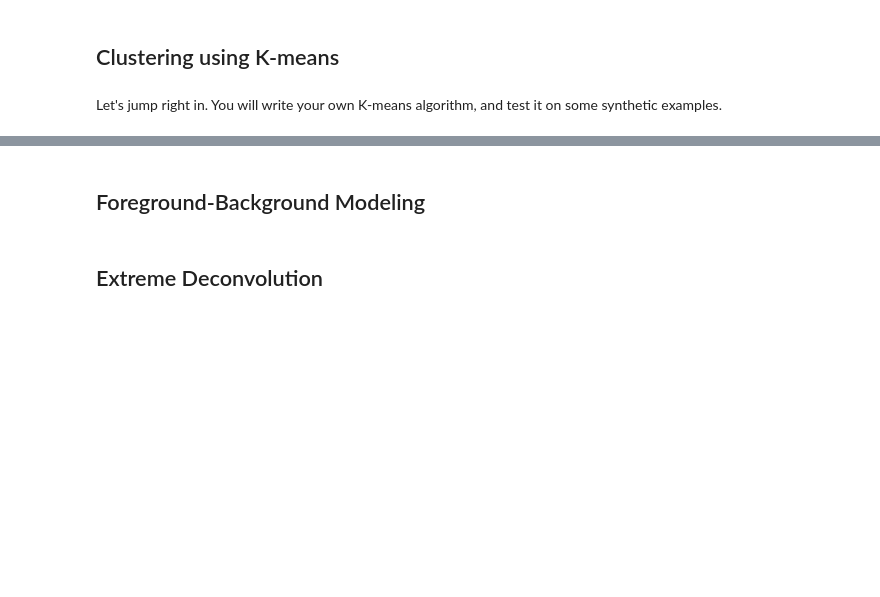
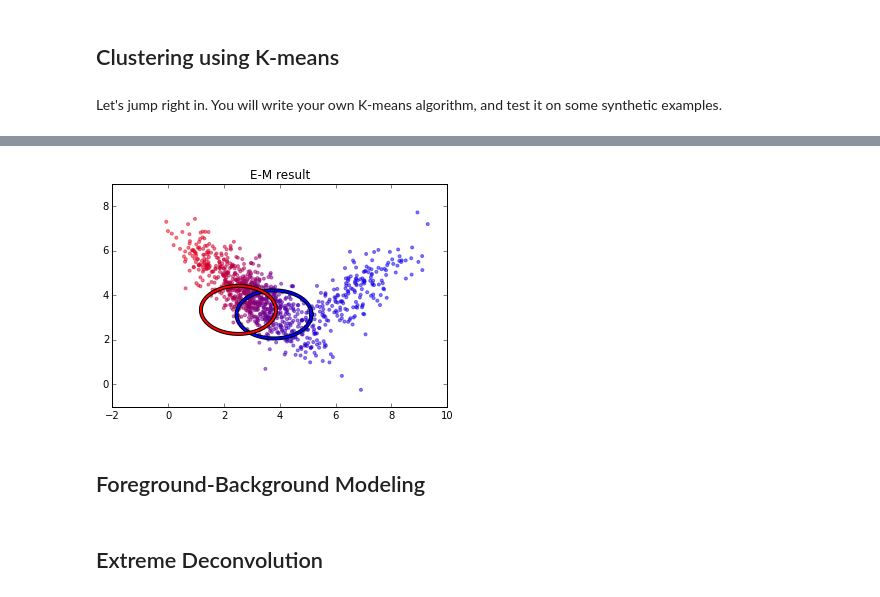
Before and after one commit to dstndstn/Unsupervised, a Jupyter notebook: notebook.ipynb, the cells around one changed output, grey strips where cells are left out. Cells and saved outputs as stored; diff of their text form; code cells hidden in the pictures; blank space fills up the shorter version.

```diff
--- a/notebook.ipynb
+++ b/notebook.ipynb
@@ -94,3 +183,15 @@ plt.title('K-means result');
+# %%
+K=2
+
+# It's handy to plot the progress of the algorithm while testing...
+#amps,means,covs = em_gmm(X, K, diagnostics=utils.plot_em)
+
+amps,means,covs = em_gmm(X, K)
+utils.plot_em(0, X, K, amps, means, covs, None, None, None, None,
+              show=False)
+plt.title('E-M result');
+# %% [output]
+[figure, added]
 # %% [markdown]
 ## Foreground-Background Modeling
 # %% [markdown]
```
Also changed, not shown: parts of 8 cells of this notebook, 2 other files.
